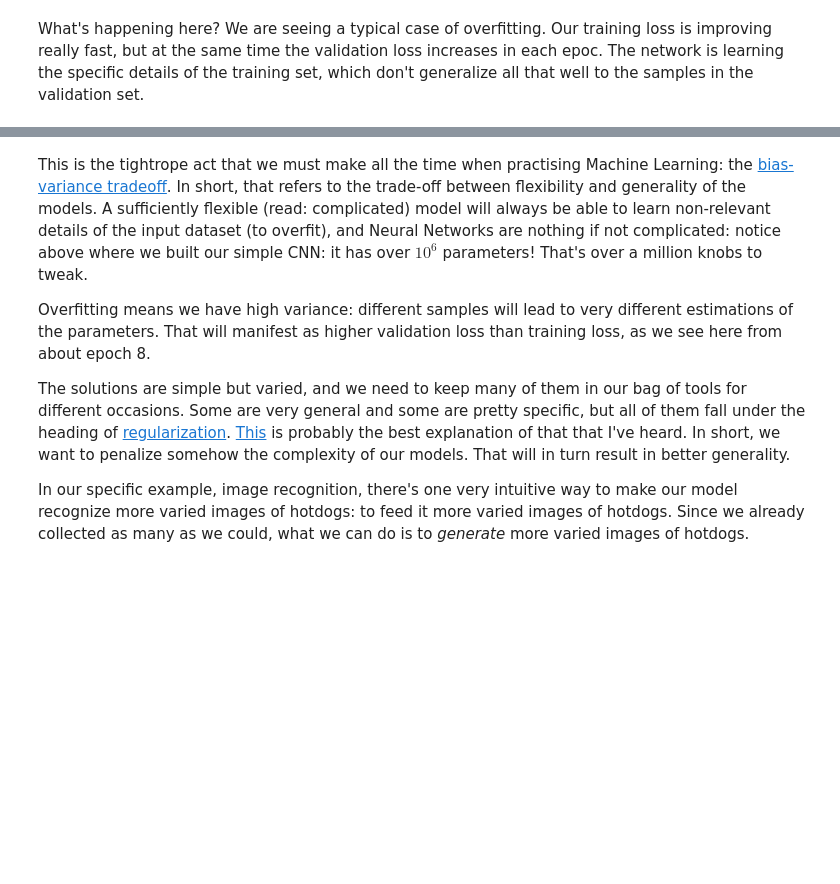
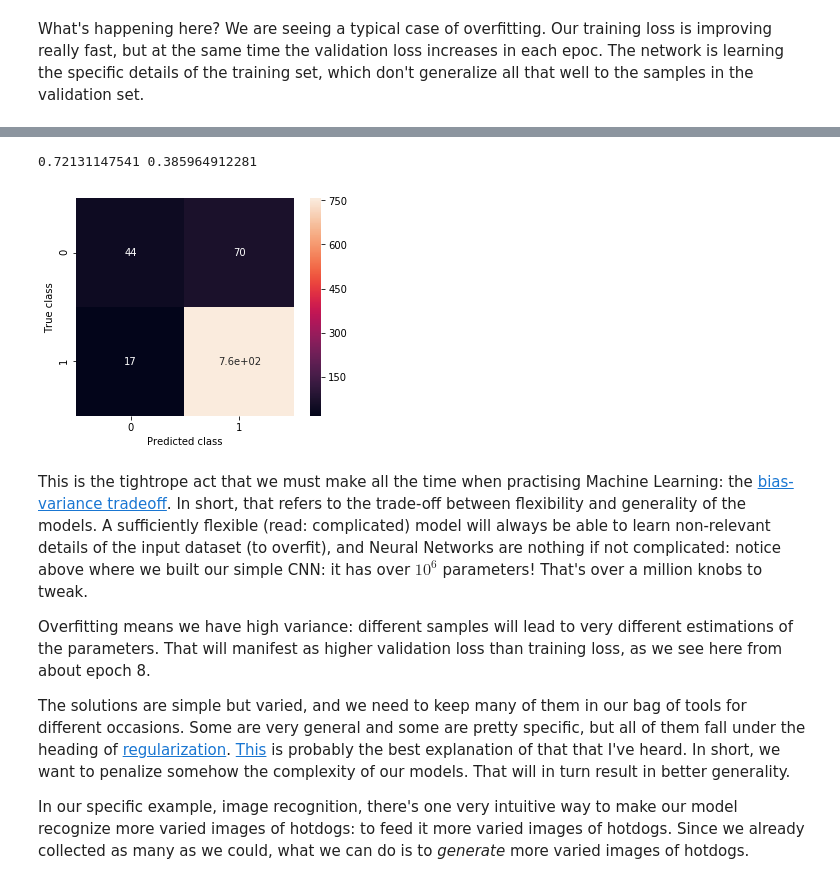
Before and after one commit to danimateos/hotdog-nohotdog, a Jupyter notebook: 03-A_First_Approximation.ipynb, the cells around one changed output, grey strips where cells are left out. Saved outputs shown, nothing was run; the diff lists cells and outputs as text; code cells hidden in the pictures; blank space fills up the shorter version.

```diff
--- a/03-A_First_Approximation.ipynb
+++ b/03-A_First_Approximation.ipynb
@@ -200,7 +228,7 @@ my_first_cnn.compile(loss='binary_crossentropy',
 
 history_pt2 = my_first_cnn.fit_generator(train_generator,
                                          steps_per_epoch=30,
-                                         epochs=10,
+                                         epochs=20,
                                          validation_data=validation_generator,
                                          validation_steps=10,
                                          verbose=1)
@@ -250,3 +275,18 @@ axes[1].legend()
+# %%
+predictions = my_first_cnn.predict_generator(validation_generator_noshuffle)
+
+C = confusion_matrix(validation_generator_noshuffle.classes, predictions > .5)
+ax = sns.heatmap(C, annot=True, square=True)
+ax.set_ylabel('True class')
+ax.set_xlabel('Predicted class')
+
+precision = C[0,0] / (C[0,0] + C[1,0])
+recall = C[0][0] / (C[0,0] + C[0,1])
+
+print(precision, recall)
+# %% [output]
+0.72131147541 0.385964912281
+[figure, added]
 # %% [markdown]
 This is the tightrope act that we must make all the time when practising Machine Learning: the [bias-variance tradeoff]. In short, that refers to the trade-off between flexibility and generality of the models. A sufficiently flexible (read: complicated) model will always be able to learn non-relevant details of the input dataset (to overfit), and Neural Networks are nothing if not complicated: notice above where we built our simple CNN: it has over $10^6$ parameters! That's over a million knobs to tweak.
 
```
Also changed, not shown: parts of 16 cells of this notebook.
